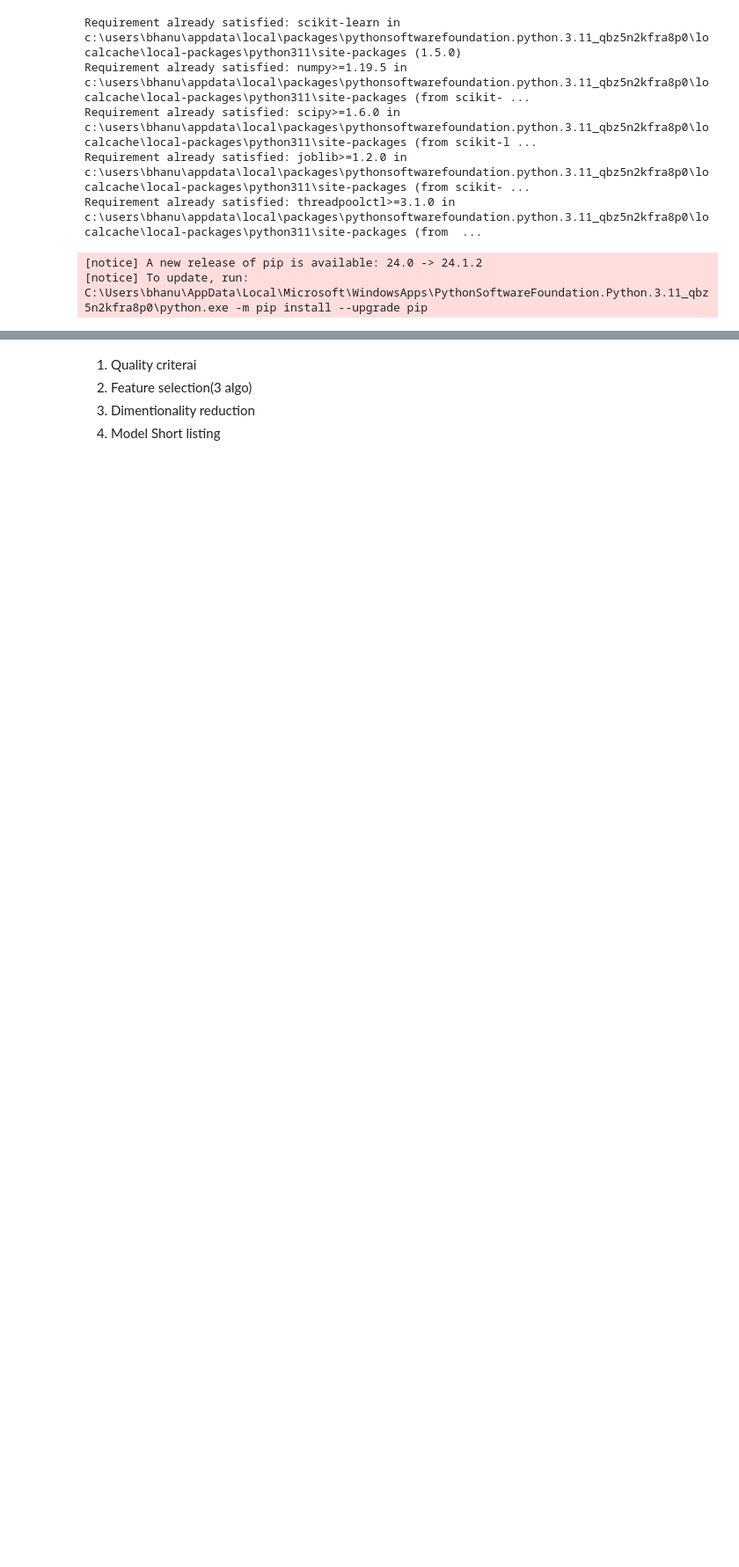
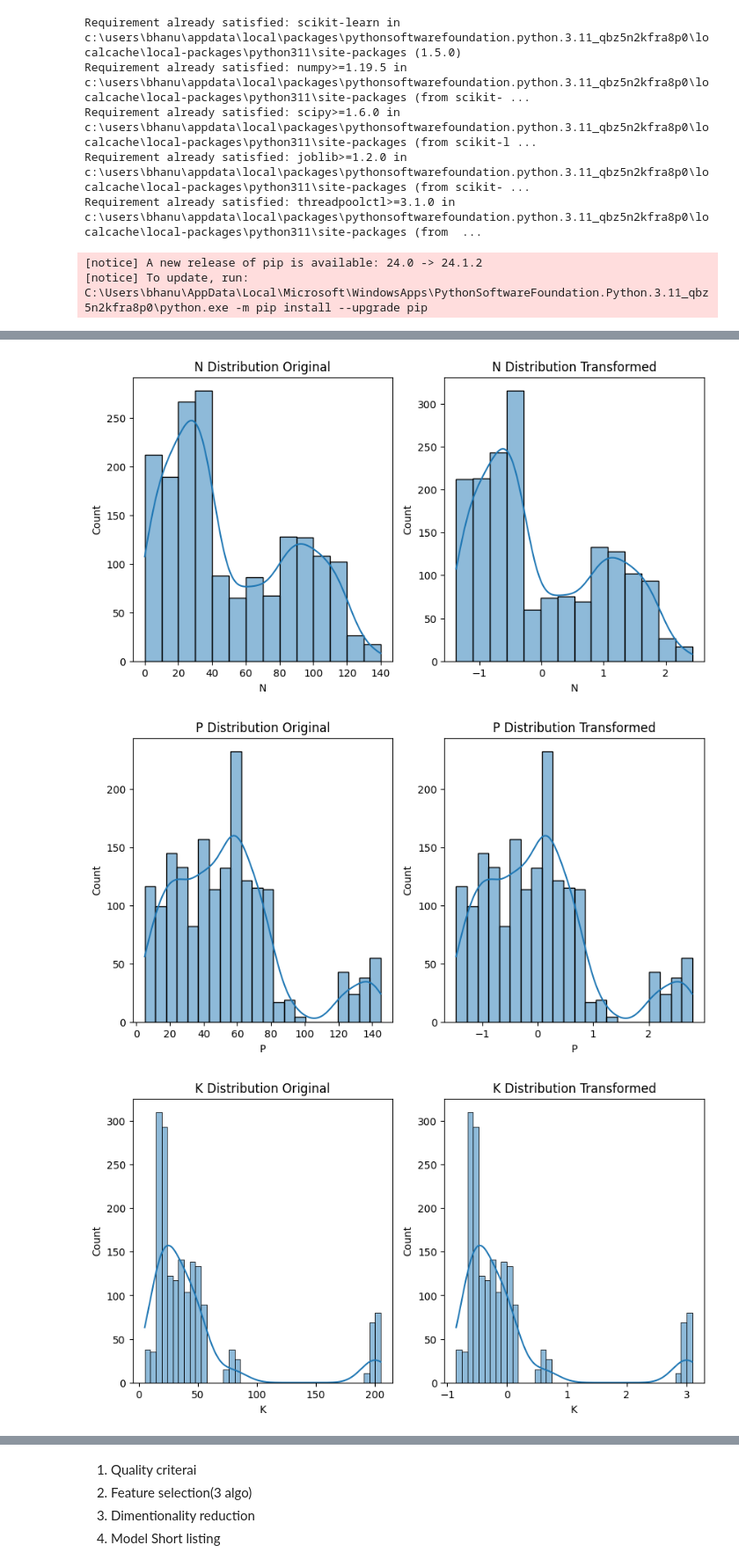
Before and after one commit to bhanurana430/Crop-recommendation-machine-learninghine-, a Jupyter notebook: main.ipynb, the cells around one changed output, grey strips where cells are left out. Shown at 88% size. Cells and saved outputs as stored; diff of their text form; code cells hidden in the pictures; blank space fills up the shorter version.

```diff
--- a/main.ipynb
+++ b/main.ipynb
@@ -210,7 +288,9 @@ x_test_transformed = final_scaler.transform(x_test_combined)
 # %%
-# transformed_columns = ['N', 'P', 'K', 'temperature', 'ph', 'rainfall', 'humidity']
+transformed_columns = ['N', 'P', 'K', 'temperature', 'humidity', 'ph', 'rainfall']
 
-# x_train_transformed_df = pd.DataFrame(x_train_transformed, columns=transformed_columns)
+
+x_train_transformed_df = pd.DataFrame(x_train_transformed, columns=transformed_columns)
+x_test_transformed_df = pd.DataFrame(x_test_transformed, columns=transformed_columns)
 
 
 # plt.figure(figsize=(10, 5))
@@ -235,17 +315,21 @@ x_test_transformed = final_scaler.transform(x_test_combined)
 # %%
 # transformed_columns = ['N', 'P', 'K', 'temperature', 'ph', 'rainfall', 'humidity']
 
 # x_train_transformed_df = pd.DataFrame(x_train_transformed, columns=transformed_columns)
 
-# for col in x_train.columns:
-#     plt.figure(figsize=(10, 5))
+for col in x_train_transformed_df.columns:
+    plt.figure(figsize=(10, 5))
 
-#     plt.subplot(1, 2, 1)
-#     sns.histplot(x_train[col], kde=True)
-#     plt.title(f'{col} Distribution in Training Set')
+    plt.subplot(1, 2, 1)
+    sns.histplot(x_train[col], kde=True)
+    plt.title(f'{col} Distribution Original')
 
-#     plt.subplot(1, 2, 2)
-#     sns.histplot(x_train_transformed_df[col], kde=True)
-#     plt.title(f'{col} Distribution in Test Set')
+    plt.subplot(1, 2, 2)
+    sns.histplot(x_train_transformed_df[col], kde=True)
+    plt.title(f'{col} Distribution Transformed')
 
-#     plt.show()
+    plt.show()
+# %% [output]
+[figure, added]
+[figure, added]
+[figure, added]
```
Also changed, not shown: parts of 25 cells of this notebook.
